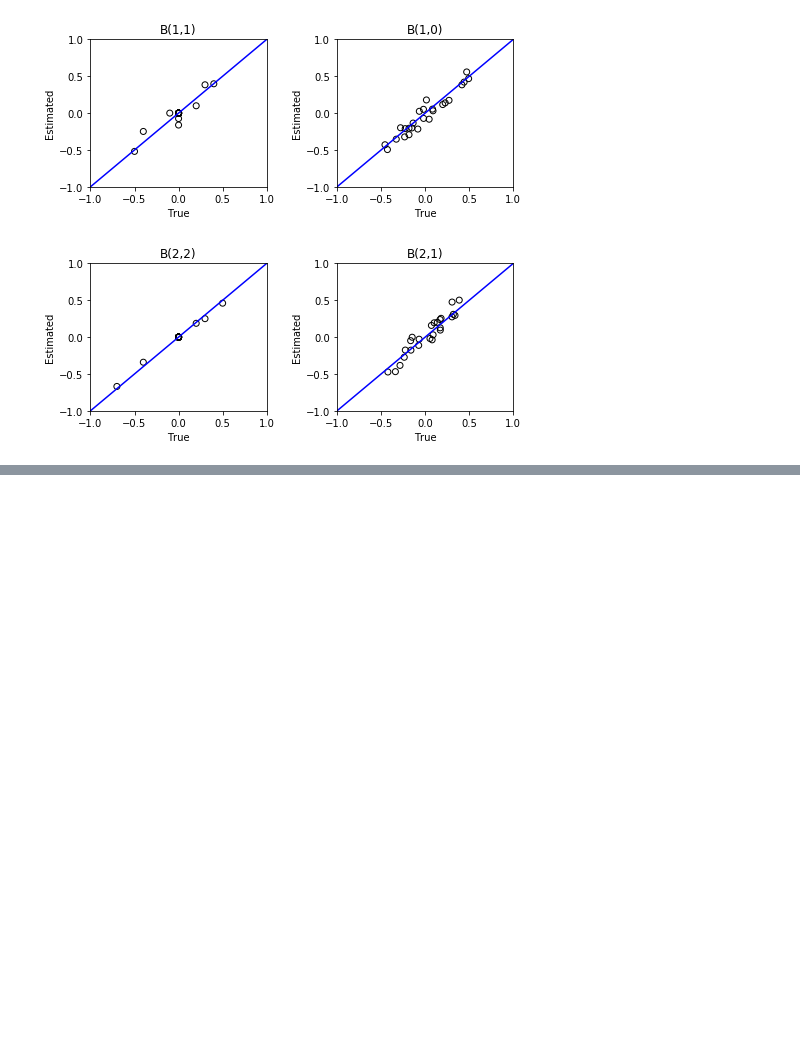
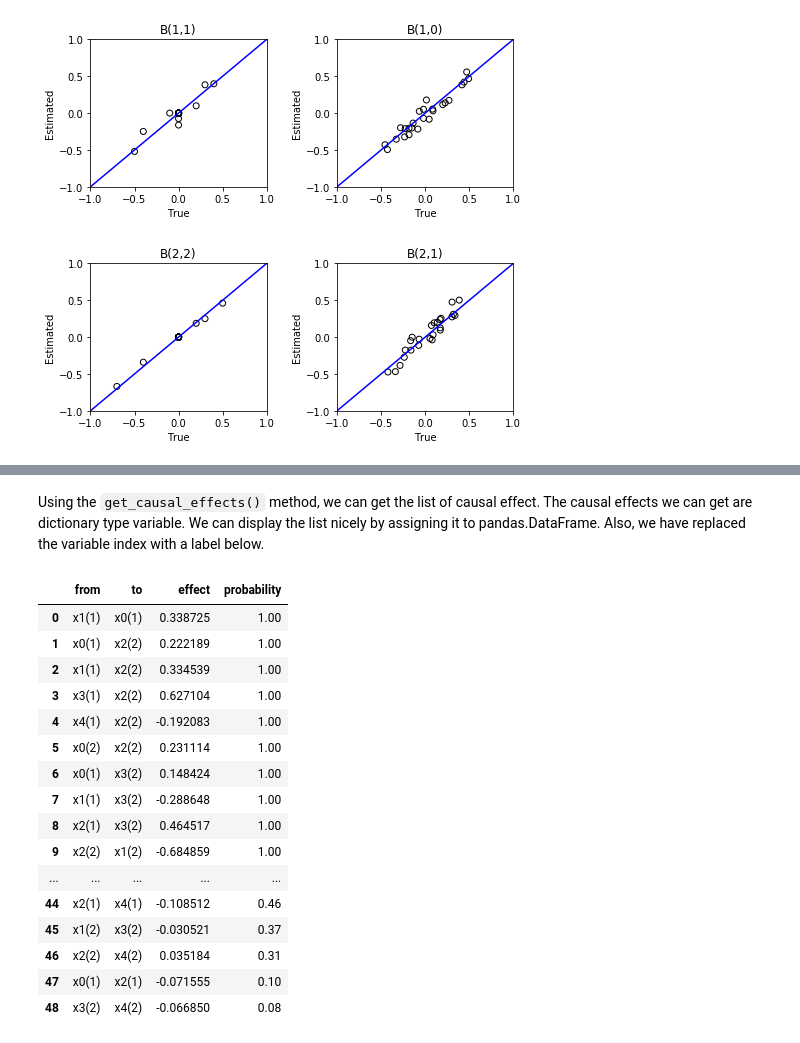
Before and after one commit to cdt15/lingam, a Jupyter notebook: examples/LongitudinalLiNGAM.ipynb, the cells around one changed output, grey strips where cells are left out. Drawn from its saved outputs; the diff is of its cells as text; code cells hidden in the pictures; blank space fills up the shorter version.

```diff
--- a/examples/LongitudinalLiNGAM.ipynb
+++ b/examples/LongitudinalLiNGAM.ipynb
@@ -180,0 +293,12 @@ for t in range(1, n_timepoints):
+# %%
+t = 1
+print('B(1,1):')
+print(probs[t, 0])
+print('B(1,0):')
+print(probs[t, 1])
+
+t = 2
+print('B(2,2):')
+print(probs[t, 0])
+print('B(2,1):')
+print(probs[t, 1])
@@ -180,0 +323,30 @@ for t in range(1, n_timepoints):
+# %% [markdown]
+Using the `get_causal_effects()` method, we can get the list of causal effect. The causal effects we can get are dictionary type variable.
+We can display the list nicely by assigning it to pandas.DataFrame. Also, we have replaced the variable index with a label below.
+# %%
+causal_effects = result.get_causal_effects(min_causal_effect=0.01)
+
+df = pd.DataFrame(causal_effects)
+
+labels = [f'x{i}({t})' for t in range(3) for i in range(5)]
+df['from'] = df['from'].apply(lambda x : labels[x])
+df['to'] = df['to'].apply(lambda x : labels[x])
+df
+# %% [output]
+|  | from | to | effect | probability |
+| 0 | x1(1) | x0(1) | 0.338725 | 1.00 |
+| 1 | x0(1) | x2(2) | 0.222189 | 1.00 |
+| 2 | x1(1) | x2(2) | 0.334539 | 1.00 |
+| 3 | x3(1) | x2(2) | 0.627104 | 1.00 |
+| 4 | x4(1) | x2(2) | -0.192083 | 1.00 |
+| 5 | x0(2) | x2(2) | 0.231114 | 1.00 |
+| 6 | x0(1) | x3(2) | 0.148424 | 1.00 |
+| 7 | x1(1) | x3(2) | -0.288648 | 1.00 |
+| 8 | x2(1) | x3(2) | 0.464517 | 1.00 |
+| 9 | x2(2) | x1(2) | -0.684859 | 1.00 |
+| ... | ... | ... | ... | ... |
+| 44 | x2(1) | x4(1) | -0.108512 | 0.46 |
+| 45 | x1(2) | x3(2) | -0.030521 | 0.37 |
+| 46 | x2(2) | x4(2) | 0.035184 | 0.31 |
+| 47 | x0(1) | x2(1) | -0.071555 | 0.10 |
+| 48 | x3(2) | x4(2) | -0.066850 | 0.08 |
```
Also changed, not shown: parts of 23 cells of this notebook, 4 other files.
